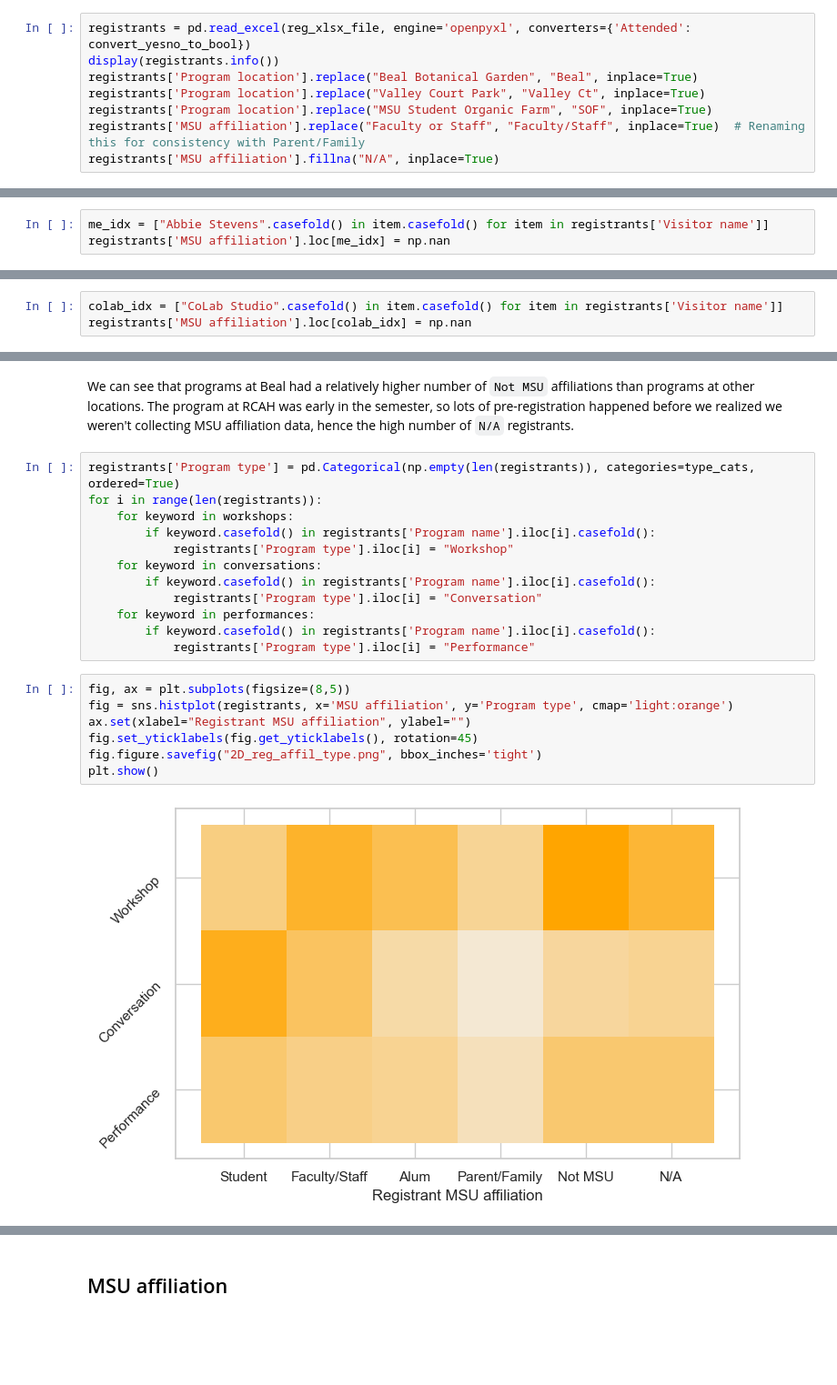
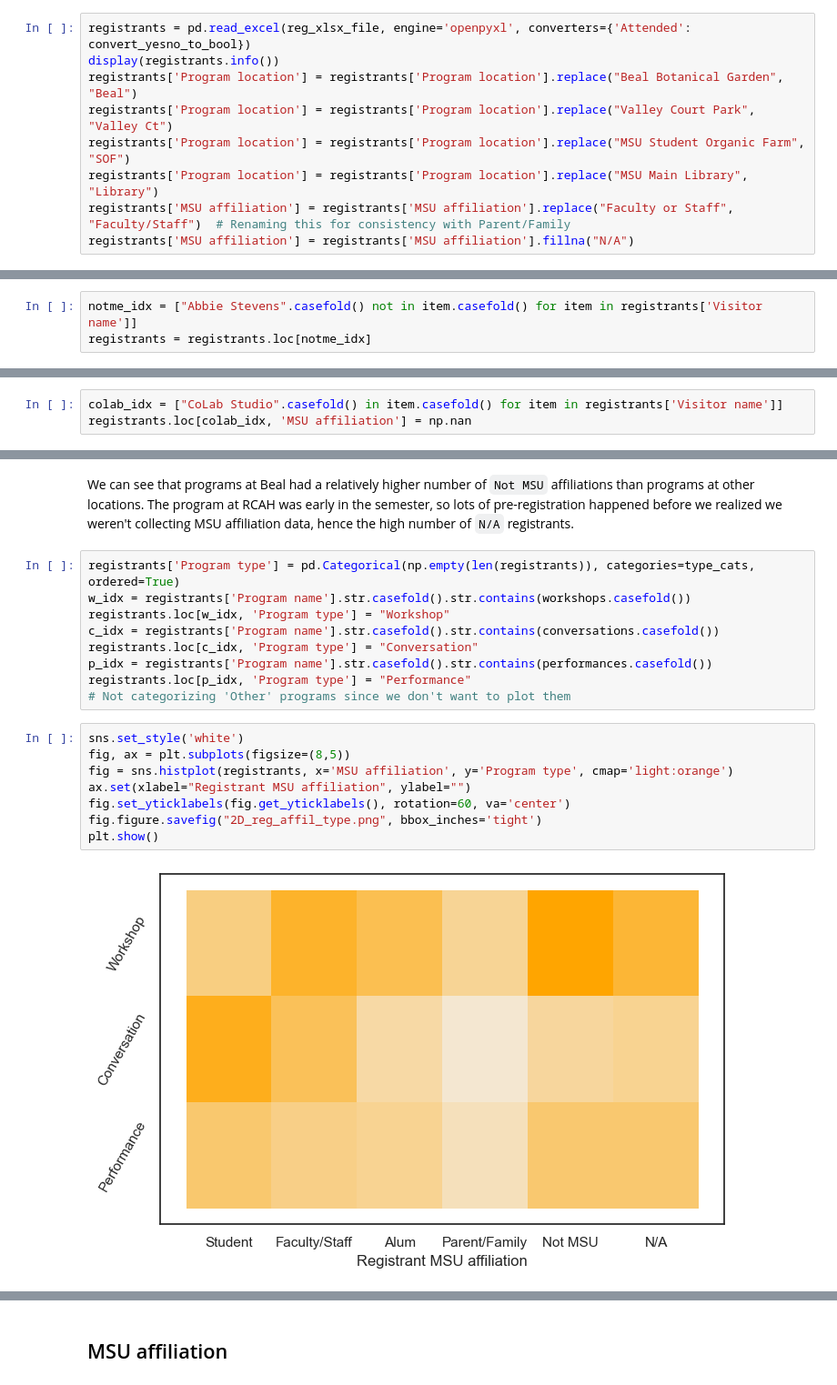
Before and after one commit to abigailStev/altru-shenanigans, a Jupyter notebook: quant_sandbox-foodfight.ipynb, the cells around one changed output, grey strips where cells are left out. Shown at 91% size. Cells and saved outputs as stored; diff of their text form; blank space fills up the shorter version.

```diff
--- a/quant_sandbox-foodfight.ipynb
+++ b/quant_sandbox-foodfight.ipynb
@@ -431,11 +442,12 @@ reg_xlsx_file = "./foodfight_registrant_query.xlsx"
 # %%
 registrants = pd.read_excel(reg_xlsx_file, engine='openpyxl', converters={'Attended': convert_yesno_to_bool})
 display(registrants.info())
-registrants['Program location'].replace("Beal Botanical Garden", "Beal", inplace=True)
-registrants['Program location'].replace("Valley Court Park", "Valley Ct", inplace=True)
-registrants['Program location'].replace("MSU Student Organic Farm", "SOF", inplace=True)
-registrants['MSU affiliation'].replace("Faculty or Staff", "Faculty/Staff", inplace=True)  # Renaming this for consistency with Parent/Family
-registrants['MSU affiliation'].fillna("N/A", inplace=True)
+registrants['Program location'] = registrants['Program location'].replace("Beal Botanical Garden", "Beal")
+registrants['Program location'] = registrants['Program location'].replace("Valley Court Park", "Valley Ct")
+registrants['Program location'] = registrants['Program location'].replace("MSU Student Organic Farm", "SOF")
+registrants['Program location'] = registrants['Program location'].replace("MSU Main Library", "Library")
+registrants['MSU affiliation'] = registrants['MSU affiliation'].replace("Faculty or Staff", "Faculty/Staff")  # Renaming this for consistency with Parent/Family
+registrants['MSU affiliation'] = registrants['MSU affiliation'].fillna("N/A")
 # %% [output]
 <class 'pandas.core.frame.DataFrame'>
 RangeIndex: 2134 entries, 0 to 2133
@@ -478,13 +489,13 @@ print(sum(registrants['Attended']))
 # %% [markdown]
 Remove myself, since I sign up for every program to test the links and emails.
 # %%
-me_idx = ["Abbie Stevens".casefold() in item.casefold() for item in registrants['Visitor name']]
-registrants['MSU affiliation'].loc[me_idx] = np.nan
+notme_idx = ["Abbie Stevens".casefold() not in item.casefold() for item in registrants['Visitor name']]
+registrants = registrants.loc[notme_idx]
 # %% [markdown]
 Remove CoLab Studio, since that's our generic host for walk-ins. (I tried just removing its affiliation, but that threw errors down below with the `hosts` dataframe).
 # %%
 colab_idx = ["CoLab Studio".casefold() in item.casefold() for item in registrants['Visitor name']]
-registrants['MSU affiliation'].loc[colab_idx] = np.nan
+registrants.loc[colab_idx, 'MSU affiliation'] = np.nan
 # %% [markdown]
 2-dimensional histograms are kinda weird but fun. We can look at total pre-registration as a function of MSU affiliation **and** program location!
 # %%
@@ -497,24 +508,22 @@ plt.show()
 We can see that programs at Beal had a relatively higher number of `Not MSU` affiliations than programs at other locations. The program at RCAH was early in the semester, so lots of pre-registration happened before we realized we weren't collecting MSU affiliation data, hence the high number of `N/A` registrants.
 # %%
 registrants['Program type'] = pd.Categorical(np.empty(len(registrants)), categories=type_cats, ordered=True)
-for i in range(len(registrants)):
-    for keyword in workshops:
-        if keyword.casefold() in registrants['Program name'].iloc[i].casefold():
-            registrants['Program type'].iloc[i] = "Workshop"
-    for keyword in conversations:
-        if keyword.casefold() in registrants['Program name'].iloc[i].casefold():
-            registrants['Program type'].iloc[i] = "Conversation"
-    for keyword in performances:
-        if keyword.casefold() in registrants['Program name'].iloc[i].casefold():
-            registrants['Program type'].iloc[i] = "Performance"
+w_idx = registrants['Program name'].str.casefold().str.contains(workshops.casefold())
+registrants.loc[w_idx, 'Program type'] = "Workshop"
+c_idx = registrants['Program name'].str.casefold().str.contains(conversations.casefold())
+registrants.loc[c_idx, 'Program type'] = "Conversation"
+p_idx = registrants['Program name'].str.casefold().str.contains(performances.casefold())
+registrants.loc[p_idx, 'Program type'] = "Performance"
+# Not categorizing 'Other' programs since we don't want to plot them
 # %%
+sns.set_style('white')
 fig, ax = plt.subplots(figsize=(8,5))
 fig = sns.histplot(registrants, x='MSU affiliation', y='Program type', cmap='light:orange')
 ax.set(xlabel="Registrant MSU affiliation", ylabel="")
-fig.set_yticklabels(fig.get_yticklabels(), rotation=45)
+fig.set_yticklabels(fig.get_yticklabels(), rotation=60, va='center')
 fig.figure.savefig("2D_reg_affil_type.png", bbox_inches='tight')
 plt.show()
 # %% [output]
-[figure, old version]
+[figure, new version]
 # %%
 fig, ax = plt.subplots(figsize=(8,5))
```
Also changed, not shown: parts of 21 cells of this notebook.
